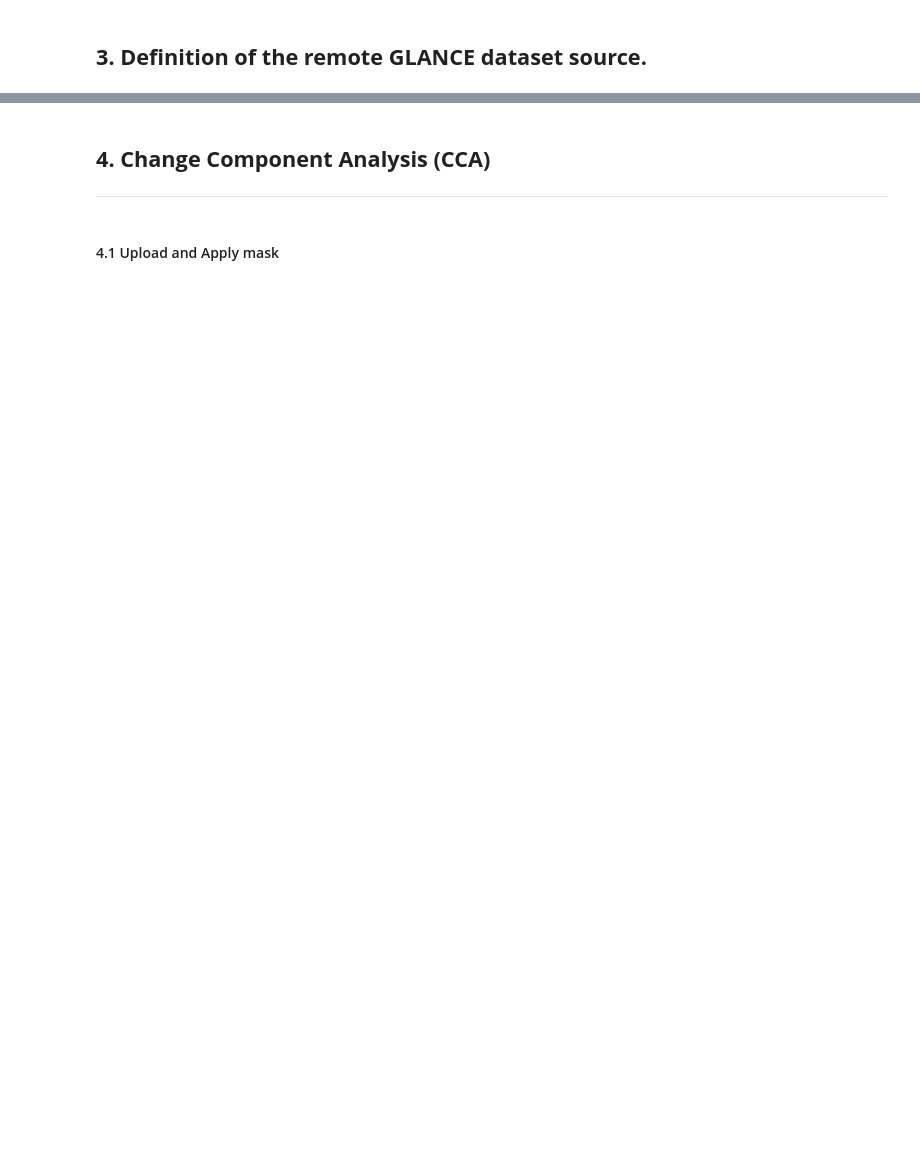
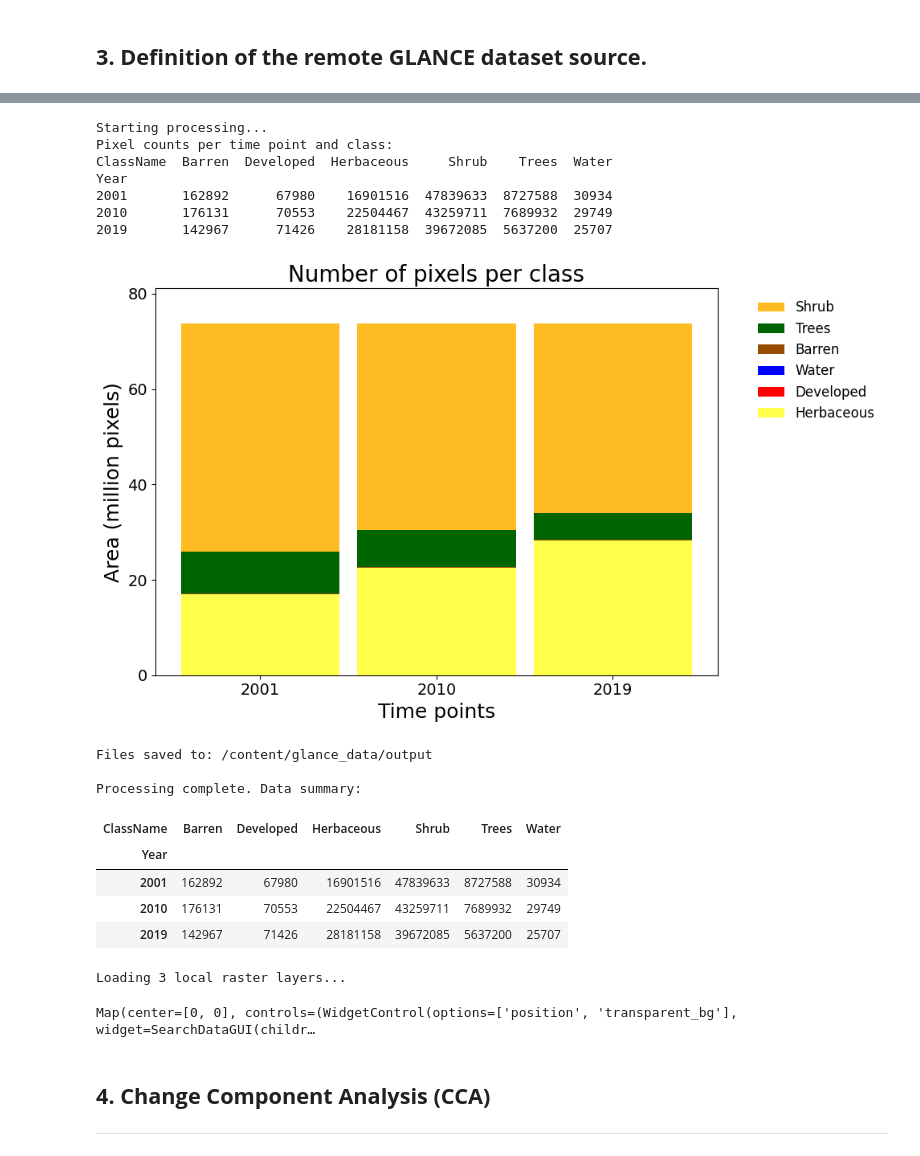
Before and after one commit to antoniovfonseca/agentic-ai-global-lulc, a Jupyter notebook: notebooks/overview-glance.ipynb, the cells around one changed output, grey strips where cells are left out. Saved outputs shown, nothing was run; the diff lists cells and outputs as text; code cells hidden in the pictures; blank space fills up the shorter version.

```diff
--- a/notebooks/overview-glance.ipynb
+++ b/notebooks/overview-glance.ipynb
@@ -127,7 +269,41 @@ Map(center=[20, 0], controls=(WidgetControl(options=['position', 'transparent_bg
+# %%
+print("Starting processing...")
+
+# Run the function using default settings from utils.py
+df_result = utils.process_and_plot_pixel_counts()
+
+# Display results if successful
+if df_result is not None:
+    print("\nProcessing complete. Data summary:")
+    display(df_result)
+# %% [output]
+Starting processing...
+Pixel counts per time point and class:
+ClassName  Barren  Developed  Herbaceous     Shrub    Trees  Water
+Year
+2001       162892      67980    16901516  47839633  8727588  30934
+2010       176131      70553    22504467  43259711  7689932  29749
+2019       142967      71426    28181158  39672085  5637200  25707
+[figure, added]
+Files saved to: /content/glance_data/output
+
+Processing complete. Data summary:
+| ClassName | Barren | Developed | Herbaceous | Shrub | Trees | Water |
+| Year |  |  |  |  |  |  |
+| 2001 | 162892 | 67980 | 16901516 | 47839633 | 8727588 | 30934 |
+| 2010 | 176131 | 70553 | 22504467 | 43259711 | 7689932 | 29749 |
+| 2019 | 142967 | 71426 | 28181158 | 39672085 | 5637200 | 25707 |
+# %%
+# View processed local files
+m = utils.view_local_rasters()
+
+if m:
+    display(m)
+# %% [output]
+Loading 3 local raster layers...
+Map(center=[0, 0], controls=(WidgetControl(options=['position', 'transparent_bg'], widget=SearchDataGUI(childr…
 # %% [markdown]
 ## **4. Change Component Analysis (CCA)**
 
 
 ---
-# %% [markdown]
-#### 4.1 Upload and Apply mask
```
Also changed, not shown: parts of 11 cells of this notebook.
